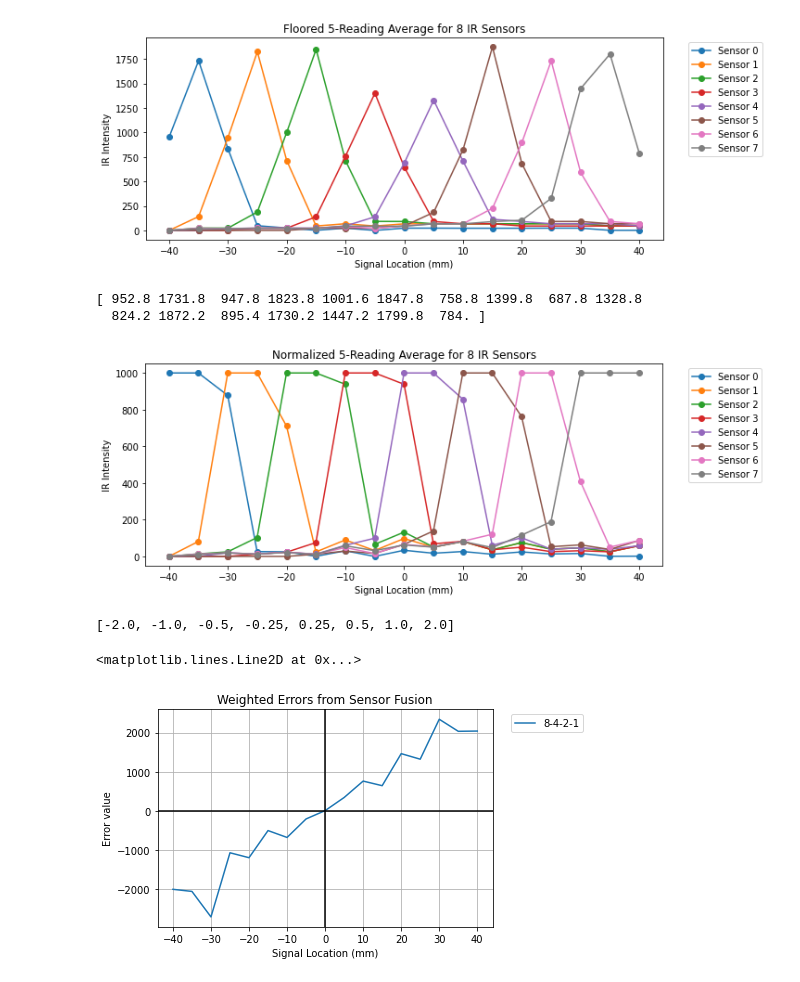
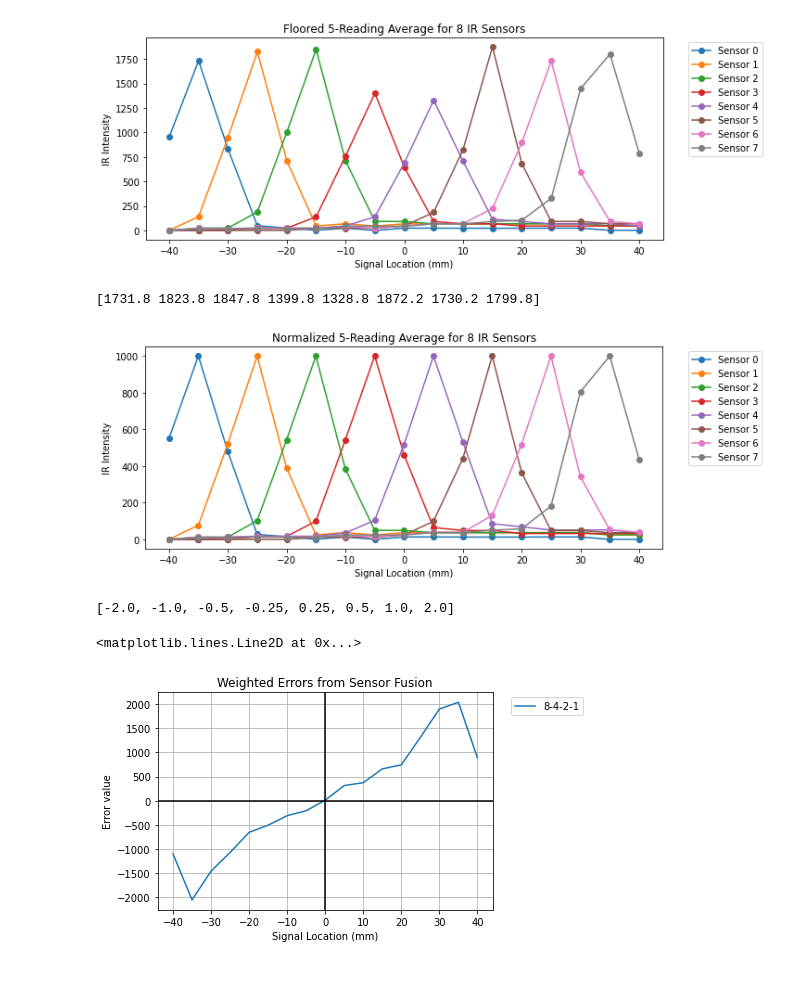
Before and after one commit to anderson-truong/ECE3-Project, a Jupyter notebook: Python/SensorFusionDevelopment.ipynb, the cells around one changed output. Cells and saved outputs as stored; diff of their text form; code cells hidden in the pictures.

Commit message:
Updated Fusion Plot

```diff
--- a/Python/SensorFusionDevelopment.ipynb
+++ b/Python/SensorFusionDevelopment.ipynb
@@ -49,17 +49,16 @@ plotSensor(data_floor, 'Floored 5-Reading Average for 8 IR Sensors', 'Signal Loc
 [figure]
 # %%
 # Max scaling
-data_max = np.max(data_floor, 1)
+data_max = np.max(data_floor, 0)
 print(data_max)
 data_norm = data_floor.copy()
 for idx, subtrahend in enumerate(data_max):
-    data_norm[idx] /= data_max[idx]
-    data_norm[idx] *= 1000
+    data_norm[:, idx] /= data_max[idx]
+    data_norm[:, idx] *= 1000
 plotSensor(data_norm, 'Normalized 5-Reading Average for 8 IR Sensors', 'Signal Location (mm)', 'IR Intensity')
 # %% [output]
-[ 952.8 1731.8  947.8 1823.8 1001.6 1847.8  758.8 1399.8  687.8 1328.8
-  824.2 1872.2  895.4 1730.2 1447.2 1799.8  784. ]
+[1731.8 1823.8 1847.8 1399.8 1328.8 1872.2 1730.2 1799.8]
-[figure, old version]
+[figure, new version]
 # %%
 # Applying Weights
 
@@ -90,4 +89,4 @@ plt.axhline(0, color='black')
 plt.axvline(0, color='black')
 # %% [output]
 <matplotlib.lines.Line2D at 0x...>
-[figure, old version]
+[figure, new version]
```
Also changed, not shown: 1 other file.
